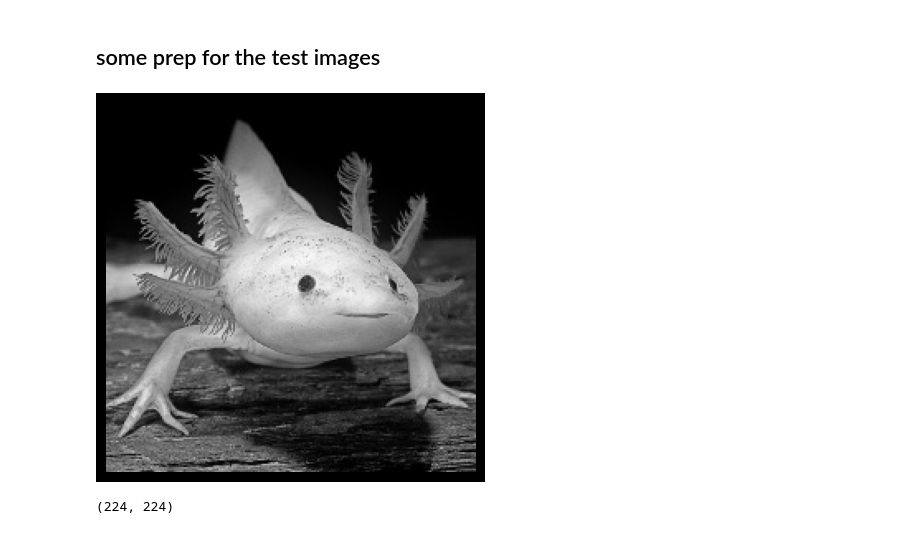
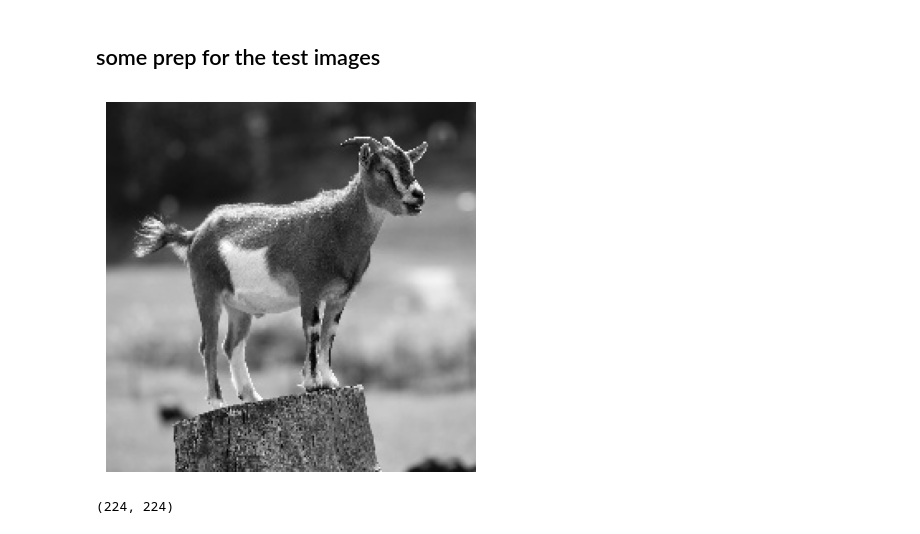
Before and after one commit to MarioDipoppa/thalamocortical_powerlaw, a Jupyter notebook: testing.ipynb, the cells around one changed output. Saved outputs shown, nothing was run; the diff lists cells and outputs as text; code cells hidden in the pictures.

```diff
--- a/testing.ipynb
+++ b/testing.ipynb
@@ -9,12 +9,12 @@ from model import thalamocorticol_expansion as TCE
 # %% [markdown]
 ## some prep for the test images
 # %%
-test_img = cv2.imread("/Users/sakinkirti/Programming/ucla/dipoppa-lab/01_data/test_images/axolotl.jpg", 0)
+test_img = cv2.imread("/Users/sakinkirti/Programming/ucla/dipoppa-lab/01_data/test_images/goat.jpg", 0)
 plt.imshow(test_img, cmap="gray")
 plt.axis("off")
 plt.show()
 # %% [output]
-[figure, old version]
+[figure, new version]
 # %%
 test_img.shape
 # %% [output]
```
Also changed, not shown: parts of 4 cells of this notebook, 1 other file.
